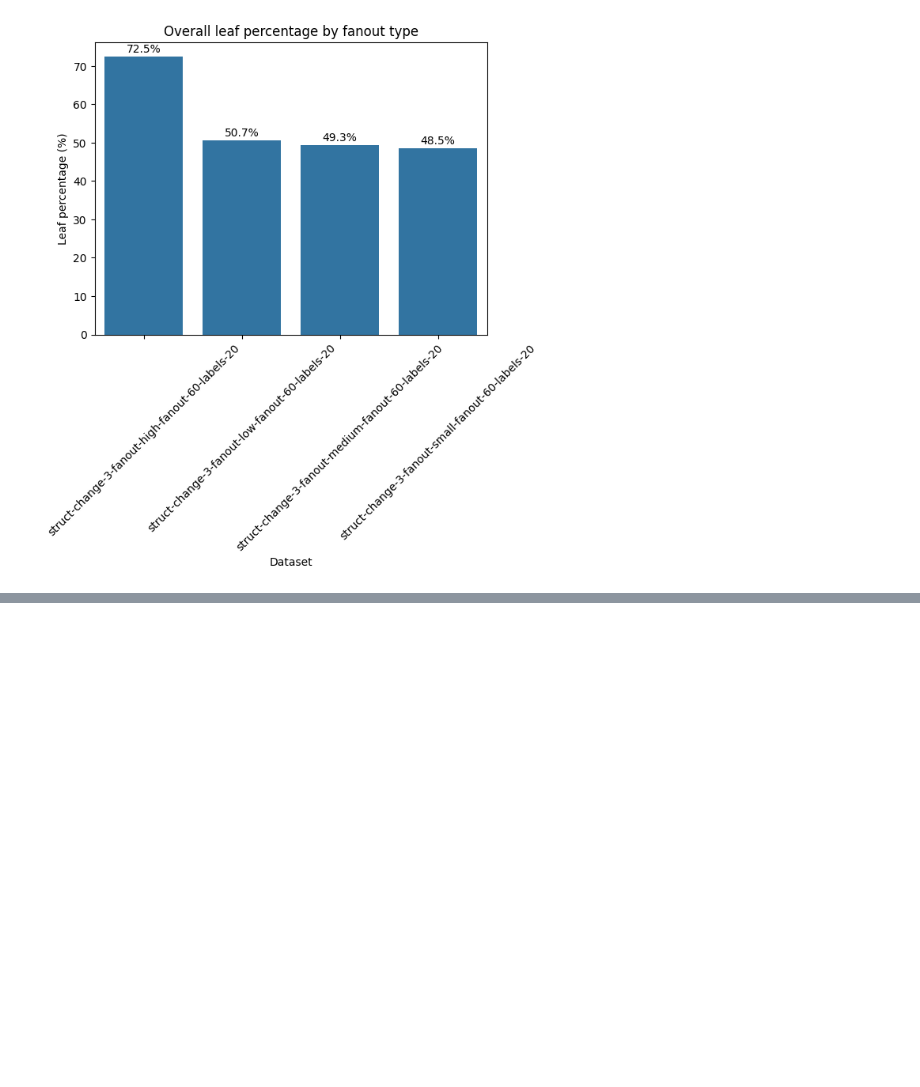
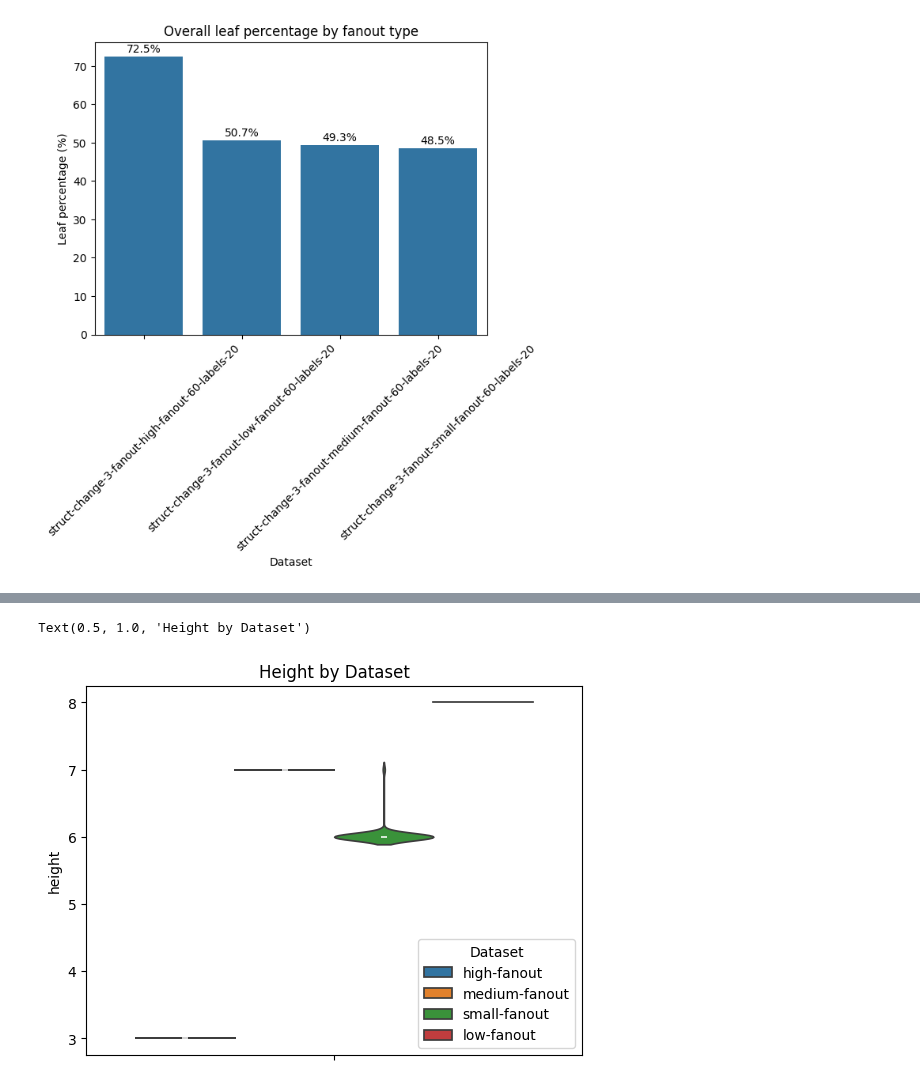
Before and after one commit to LukMRVC/tree-statistics, a Jupyter notebook: gen-precision.ipynb, the cells around one changed output, grey strips where cells are left out. Saved outputs shown, nothing was run; the diff lists cells and outputs as text; code cells hidden in the pictures; blank space fills up the shorter version.

```diff
--- a/gen-precision.ipynb
+++ b/gen-precision.ipynb
@@ -216,0 +497,6 @@ ax.tick_params(axis='x', rotation=45)
+# %%
+sns.violinplot(data=all_df, hue='Dataset', y='height')
+plt.title('Height by Dataset')
+# %% [output]
+Text(0.5, 1.0, 'Height by Dataset')
+[figure, added]
```
Also changed, not shown: parts of 17 cells of this notebook.
